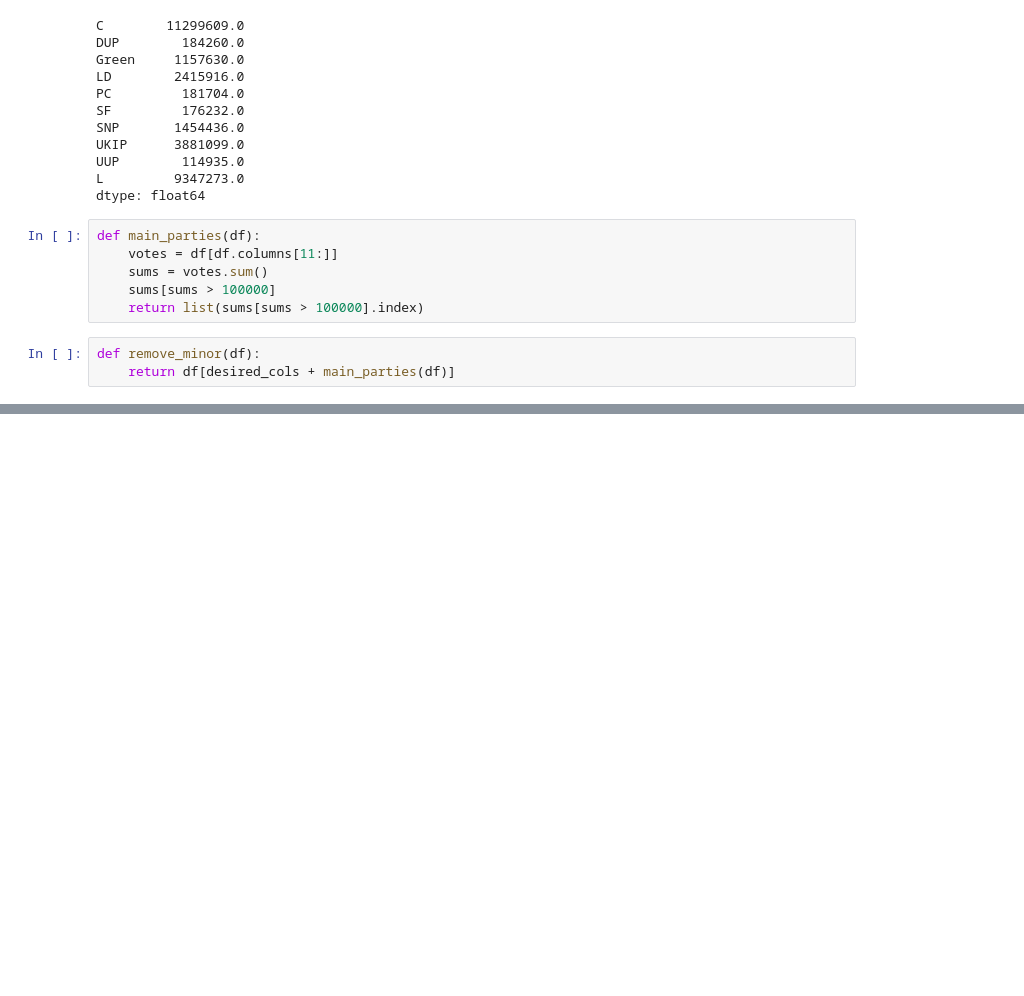
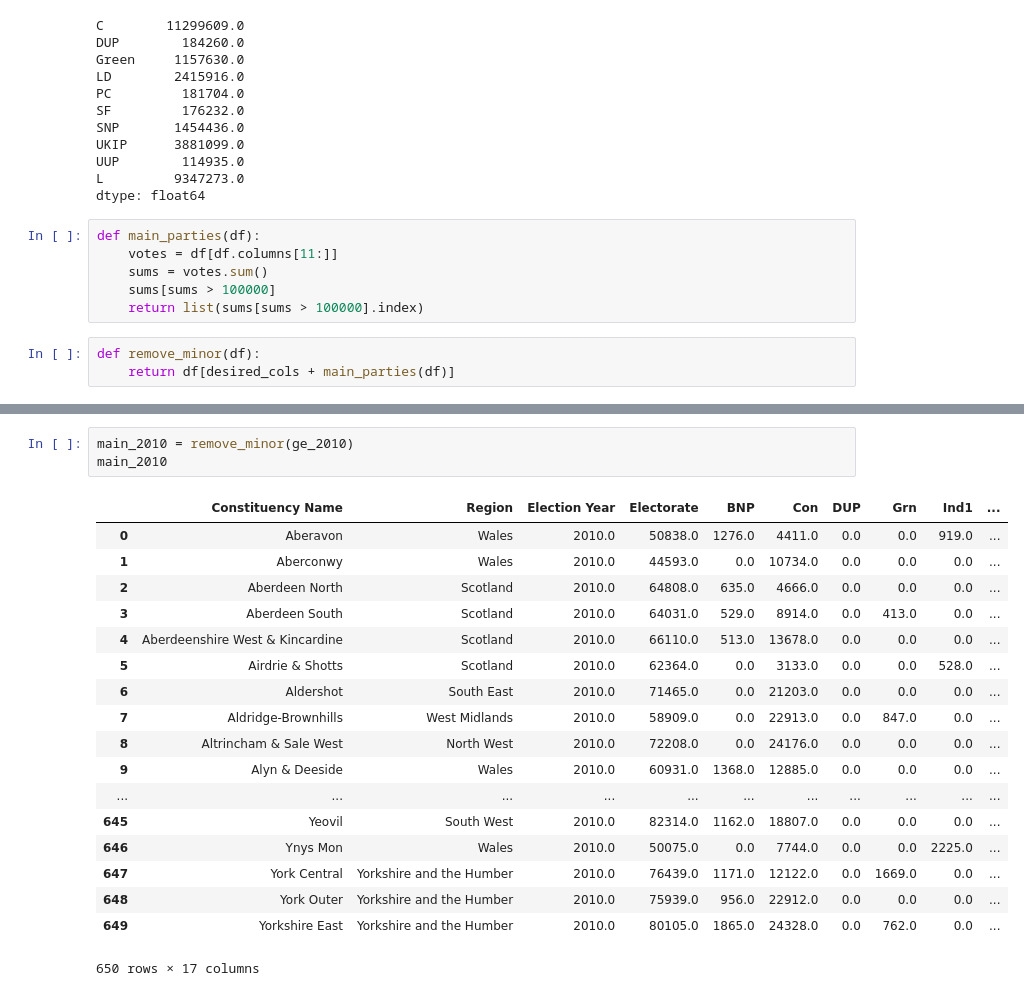
Before and after one commit to jamesporter/ge2017, a Jupyter notebook: GE Data Exploration.ipynb, the cells around one changed output, grey strips where cells are left out. Drawn from its saved outputs; the diff is of its cells as text; blank space fills up the shorter version.

```diff
--- a/GE Data Exploration.ipynb
+++ b/GE Data Exploration.ipynb
@@ -185,0 +179,22 @@ remove_minor(ge_2015)
+# %%
+main_2010 = remove_minor(ge_2010)
+main_2010
+# %% [output]
+|  | Constituency Name | Region | Election Year | Electorate | BNP | Con | DUP | Grn | Ind1 | ... |
+| 0 | Aberavon | Wales | 2010.0 | 50838.0 | 1276.0 | 4411.0 | 0.0 | 0.0 | 919.0 | ... |
+| 1 | Aberconwy | Wales | 2010.0 | 44593.0 | 0.0 | 10734.0 | 0.0 | 0.0 | 0.0 | ... |
+| 2 | Aberdeen North | Scotland | 2010.0 | 64808.0 | 635.0 | 4666.0 | 0.0 | 0.0 | 0.0 | ... |
+| 3 | Aberdeen South | Scotland | 2010.0 | 64031.0 | 529.0 | 8914.0 | 0.0 | 413.0 | 0.0 | ... |
+| 4 | Aberdeenshire West & Kincardine | Scotland | 2010.0 | 66110.0 | 513.0 | 13678.0 | 0.0 | 0.0 | 0.0 | ... |
+| 5 | Airdrie & Shotts | Scotland | 2010.0 | 62364.0 | 0.0 | 3133.0 | 0.0 | 0.0 | 528.0 | ... |
+| 6 | Aldershot | South East | 2010.0 | 71465.0 | 0.0 | 21203.0 | 0.0 | 0.0 | 0.0 | ... |
+| 7 | Aldridge-Brownhills | West Midlands | 2010.0 | 58909.0 | 0.0 | 22913.0 | 0.0 | 847.0 | 0.0 | ... |
+| 8 | Altrincham & Sale West | North West | 2010.0 | 72208.0 | 0.0 | 24176.0 | 0.0 | 0.0 | 0.0 | ... |
+| 9 | Alyn & Deeside | Wales | 2010.0 | 60931.0 | 1368.0 | 12885.0 | 0.0 | 0.0 | 0.0 | ... |
+| ... | ... | ... | ... | ... | ... | ... | ... | ... | ... | ... |
+| 645 | Yeovil | South West | 2010.0 | 82314.0 | 1162.0 | 18807.0 | 0.0 | 0.0 | 0.0 | ... |
+| 646 | Ynys Mon | Wales | 2010.0 | 50075.0 | 0.0 | 7744.0 | 0.0 | 0.0 | 2225.0 | ... |
+| 647 | York Central | Yorkshire and the Humber | 2010.0 | 76439.0 | 1171.0 | 12122.0 | 0.0 | 1669.0 | 0.0 | ... |
+| 648 | York Outer | Yorkshire and the Humber | 2010.0 | 75939.0 | 956.0 | 22912.0 | 0.0 | 0.0 | 0.0 | ... |
+| 649 | Yorkshire East | Yorkshire and the Humber | 2010.0 | 80105.0 | 1865.0 | 24328.0 | 0.0 | 762.0 | 0.0 | ... |
+650 rows × 17 columns
```
Also changed, not shown: parts of 5 cells of this notebook.
